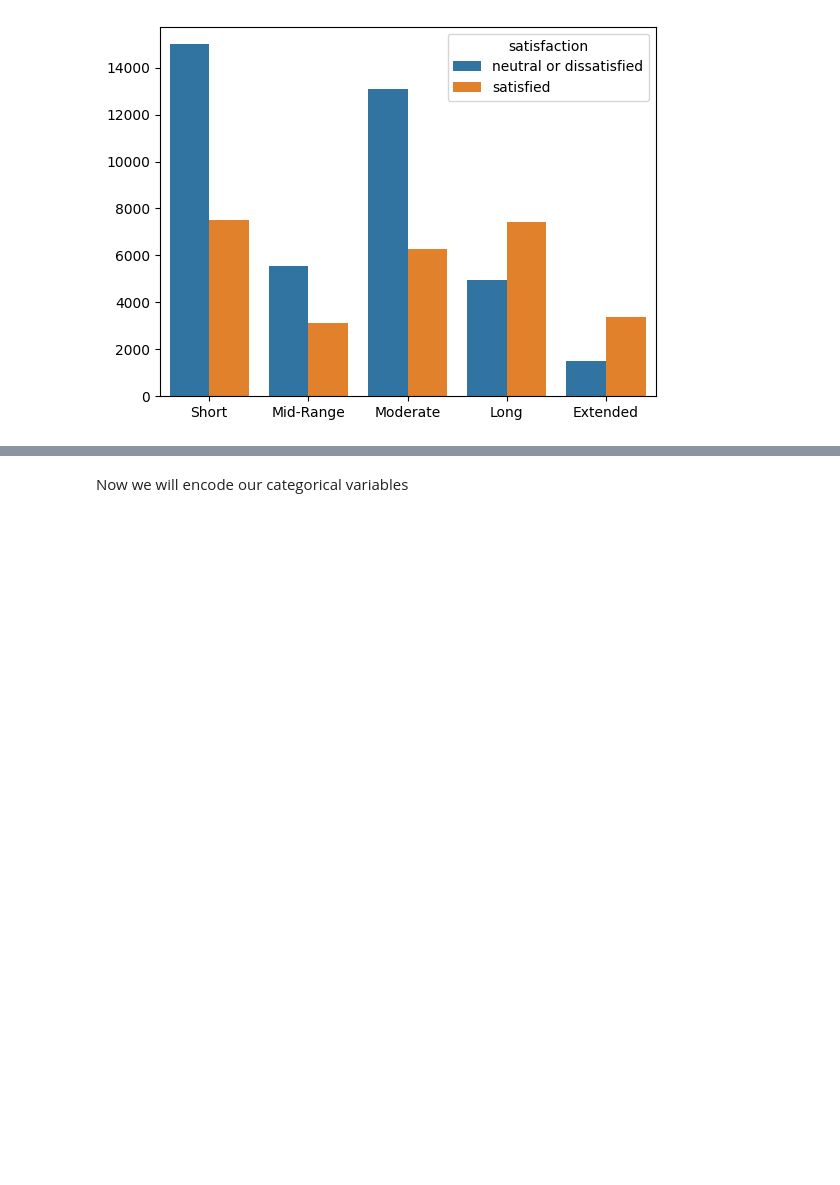
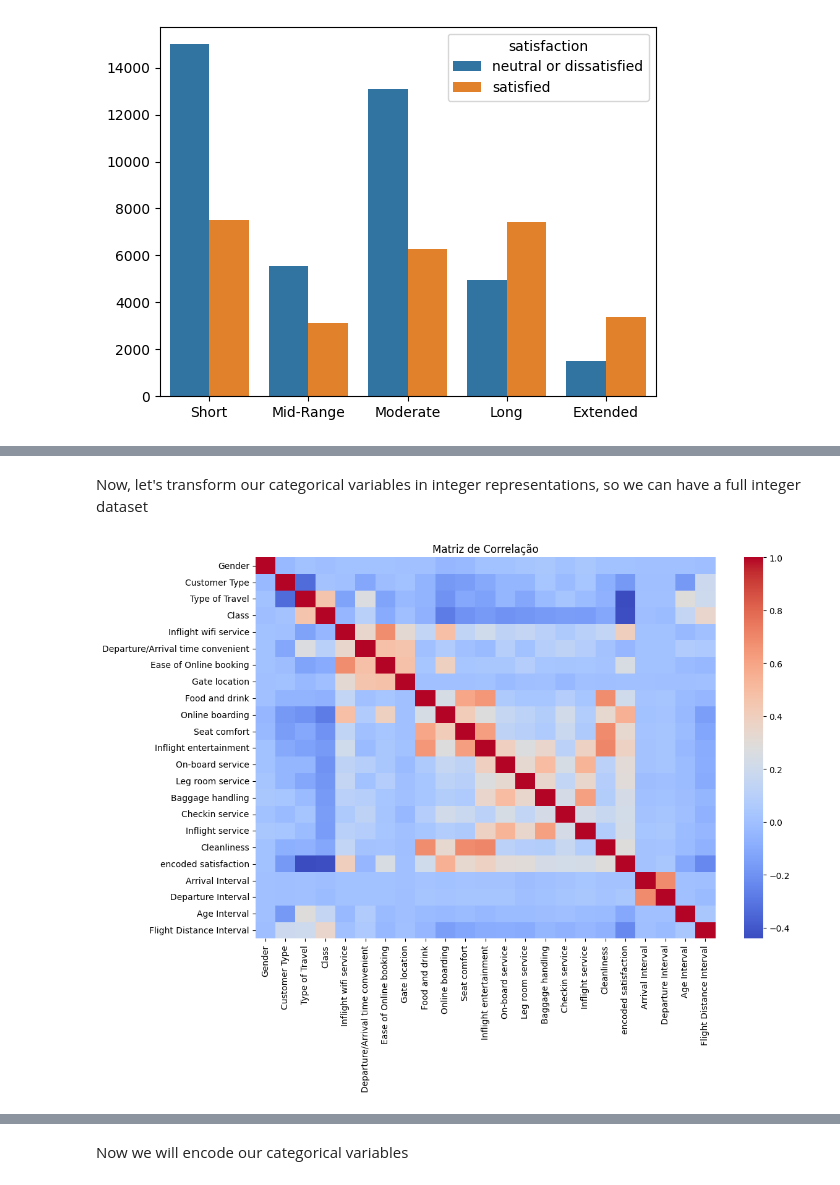
Before and after one commit to DanielSantos01/KAN-Neural-Network, a Jupyter notebook: Neural_Networks.ipynb, the cells around one changed output, grey strips where cells are left out. Cells and saved outputs as stored; diff of their text form; code cells hidden in the pictures; blank space fills up the shorter version.

Commit message:
feat: correlation analysis

```diff
--- a/Neural_Networks.ipynb
+++ b/Neural_Networks.ipynb
@@ -326,0 +344,22 @@ make_histogram(processed_dataset, distance_options)
+# %%
+UNNECESSARY = FREE_VARIABLES + ['satisfaction']
+relevant = list(filter(lambda x: not x in UNNECESSARY, processed_dataset.columns))
+subset = processed_dataset[relevant]
+# %% [markdown]
+Now, let's transform our categorical variables in integer representations, so we can have a full integer dataset
+# %%
+%%capture
+encoder = LabelEncoder()
+categorical_columns = subset.select_dtypes(include=['object']).columns
+
+for column in categorical_columns:
+    subset[column] = encoder.fit_transform(subset[column])
+# %%
+correlation = subset.corr()
+
+plt.figure(figsize=(12, 8))
+sns.heatmap(correlation, cmap='coolwarm')
+plt.title('Matriz de Correlação')
+plt.show()
+# %% [output]
+[figure, added]
```
Also changed, not shown: parts of 13 cells of this notebook.
